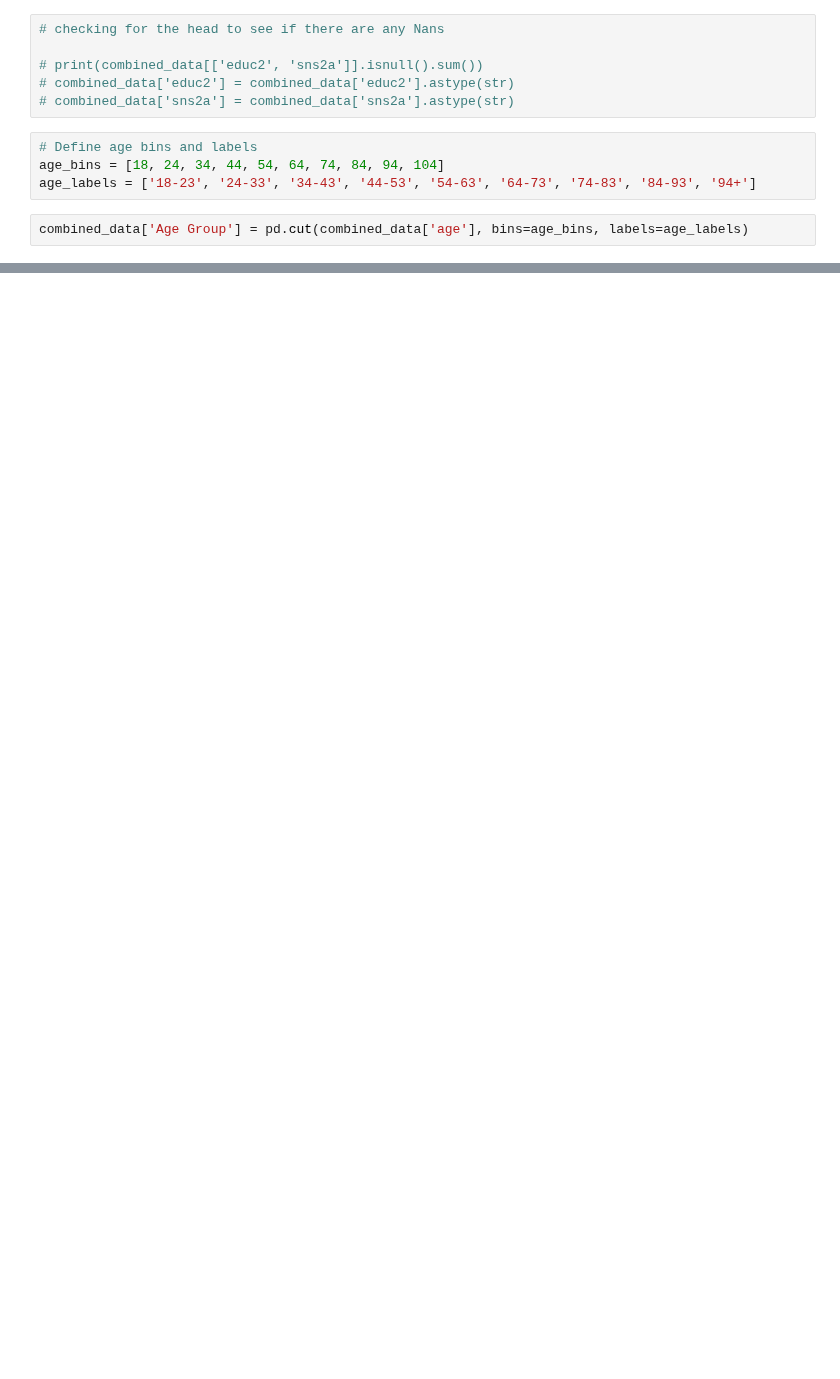
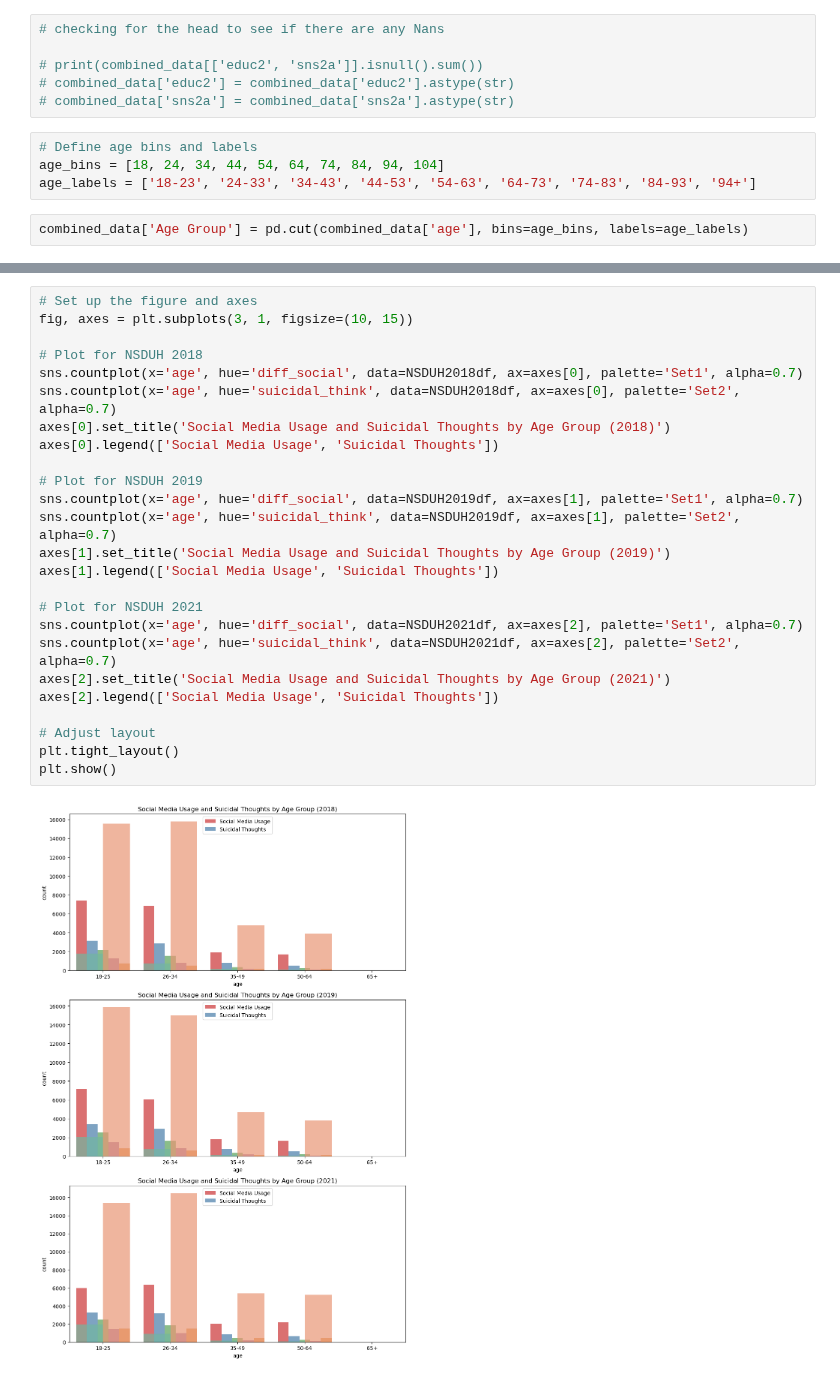
Before and after one commit to uic-cs418/group-project-gamon, a Jupyter notebook: Ash.ipynb, the cells around one changed output, grey strips where cells are left out. Drawn from its saved outputs; the diff is of its cells as text; blank space fills up the shorter version.

```diff
--- a/Ash.ipynb
+++ b/Ash.ipynb
@@ -133,0 +220,27 @@ plt.show()
+# %%
+# Set up the figure and axes
+fig, axes = plt.subplots(3, 1, figsize=(10, 15))
+
+# Plot for NSDUH 2018
+sns.countplot(x='age', hue='diff_social', data=NSDUH2018df, ax=axes[0], palette='Set1', alpha=0.7)
+sns.countplot(x='age', hue='suicidal_think', data=NSDUH2018df, ax=axes[0], palette='Set2', alpha=0.7)
+axes[0].set_title('Social Media Usage and Suicidal Thoughts by Age Group (2018)')
+axes[0].legend(['Social Media Usage', 'Suicidal Thoughts'])
+
+# Plot for NSDUH 2019
+sns.countplot(x='age', hue='diff_social', data=NSDUH2019df, ax=axes[1], palette='Set1', alpha=0.7)
+sns.countplot(x='age', hue='suicidal_think', data=NSDUH2019df, ax=axes[1], palette='Set2', alpha=0.7)
+axes[1].set_title('Social Media Usage and Suicidal Thoughts by Age Group (2019)')
+axes[1].legend(['Social Media Usage', 'Suicidal Thoughts'])
+
+# Plot for NSDUH 2021
+sns.countplot(x='age', hue='diff_social', data=NSDUH2021df, ax=axes[2], palette='Set1', alpha=0.7)
+sns.countplot(x='age', hue='suicidal_think', data=NSDUH2021df, ax=axes[2], palette='Set2', alpha=0.7)
+axes[2].set_title('Social Media Usage and Suicidal Thoughts by Age Group (2021)')
+axes[2].legend(['Social Media Usage', 'Suicidal Thoughts'])
+
+# Adjust layout
+plt.tight_layout()
+plt.show()
+# %% [output]
+[figure, added]
```
Also changed, not shown: parts of 11 cells of this notebook.
